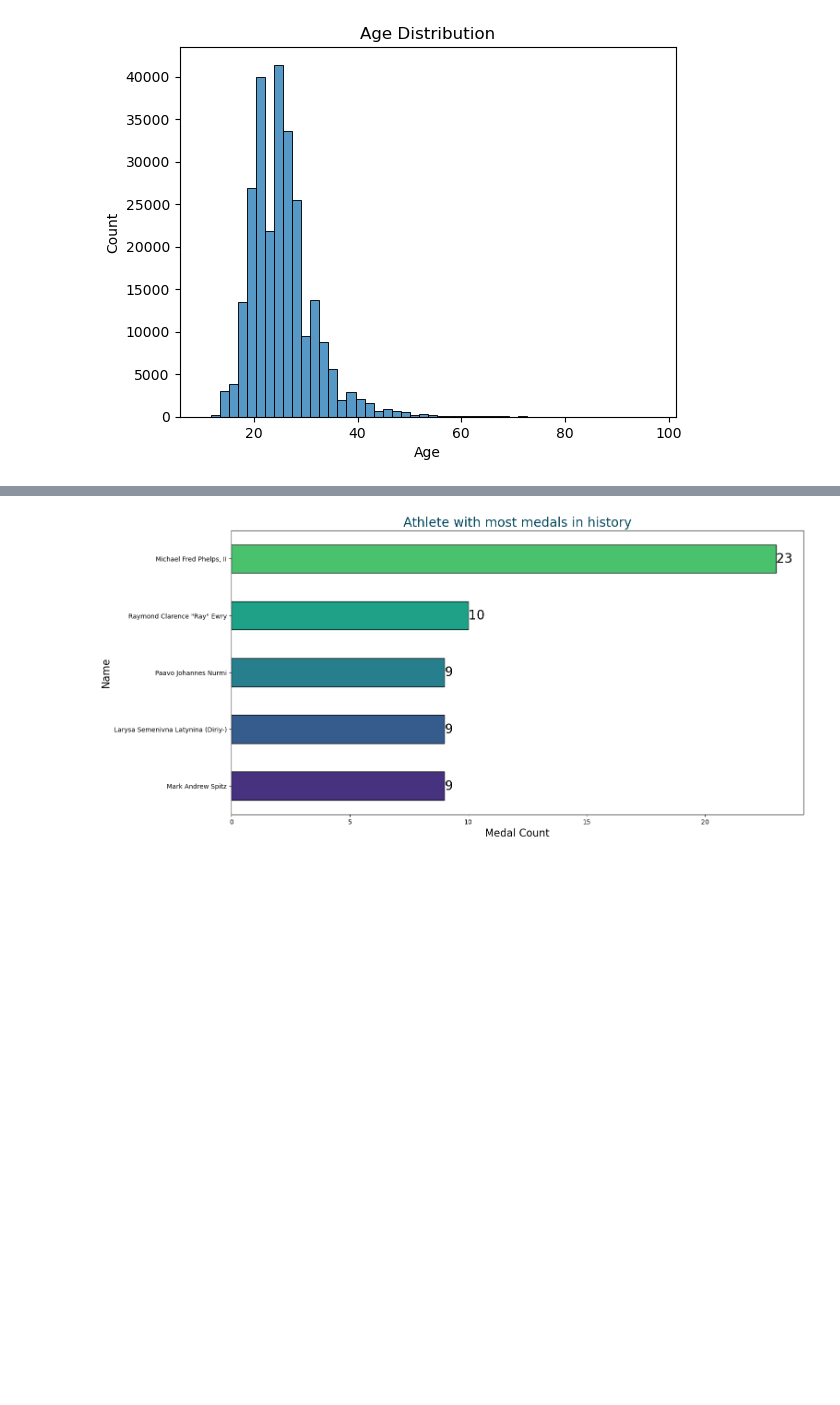
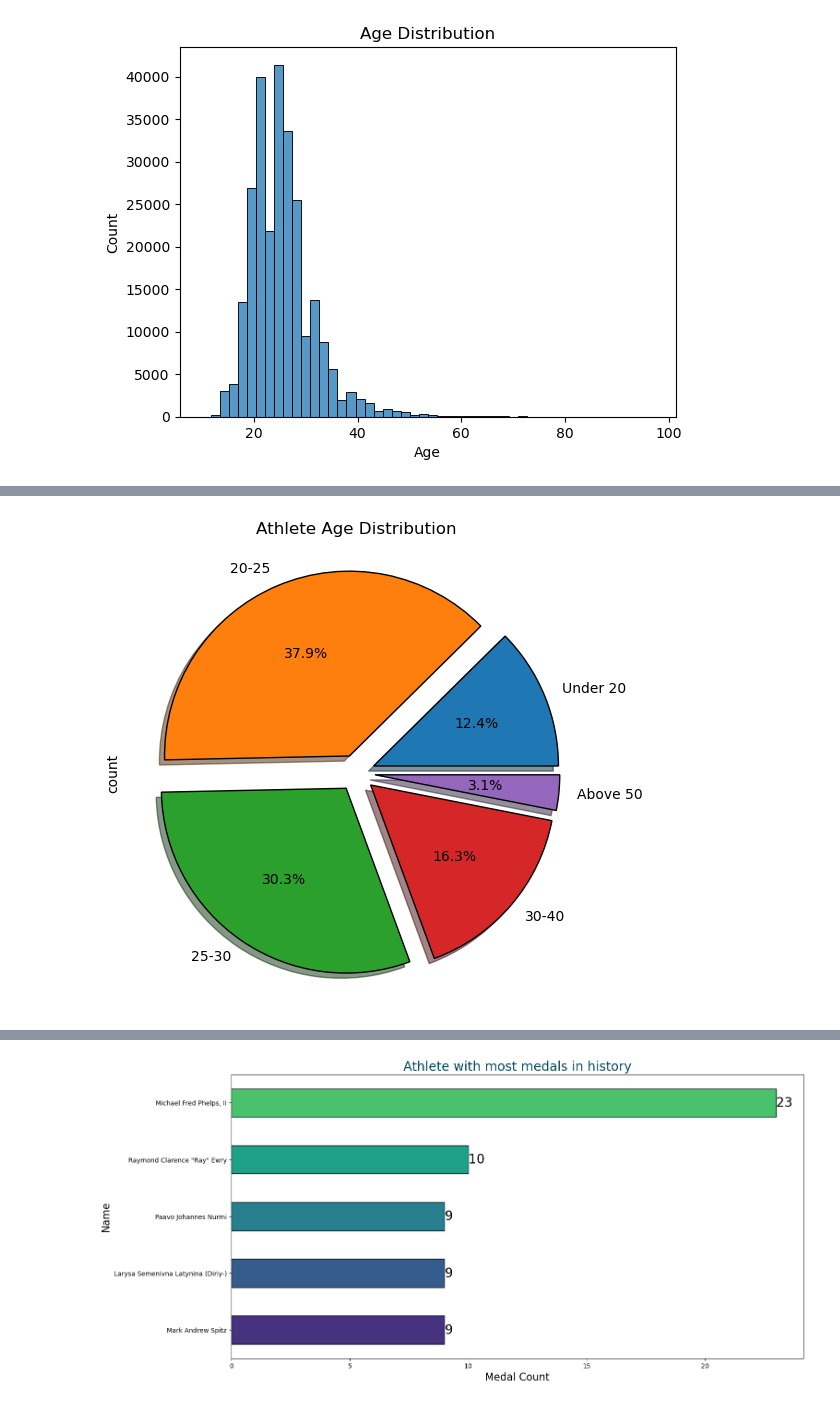
Before and after one commit to igooku/120-Years-of-Olympic-history-, a Jupyter notebook: 120 years of Olympic history analysis.ipynb, the cells around one changed output, grey strips where cells are left out. Saved outputs shown, nothing was run; the diff lists cells and outputs as text; code cells hidden in the pictures; blank space fills up the shorter version.

```diff
--- a/120 years of Olympic history analysis.ipynb
+++ b/120 years of Olympic history analysis.ipynb
@@ -217,0 +215,5 @@ df_olympic['Age'].min()
+# %%
+interval = [0, 20.0, 25.0, 30.0 , 40.0, df_olympic['Age'].max()]
+labels = ['Under 20', '20-25', '25-30', '30-40', 'Above 50']
+df_olympic['age_int'] = pd.cut(df_olympic['Age'], interval, labels = labels, include_lowest= True, right = False)
+df_olympic['age_int'].value_counts().sort_index()
@@ -217,0 +228,7 @@ df_olympic['Age'].min()
+# %%
+df_olympic['age_int'].value_counts().sort_index().plot(kind = 'pie', figsize = [10,6],autopct='%1.1f%%', explode = (0.1, 0.1, 0.1, 0.1, 0.1),shadow = True ,wedgeprops = {"edgecolor": "black"});
+
+plt.title('Athlete Age Distribution', fontsize = 12)
+plt.show()
+# %% [output]
+[figure, added]
```
Also changed, not shown: parts of 15 cells of this notebook, 2 other files.
